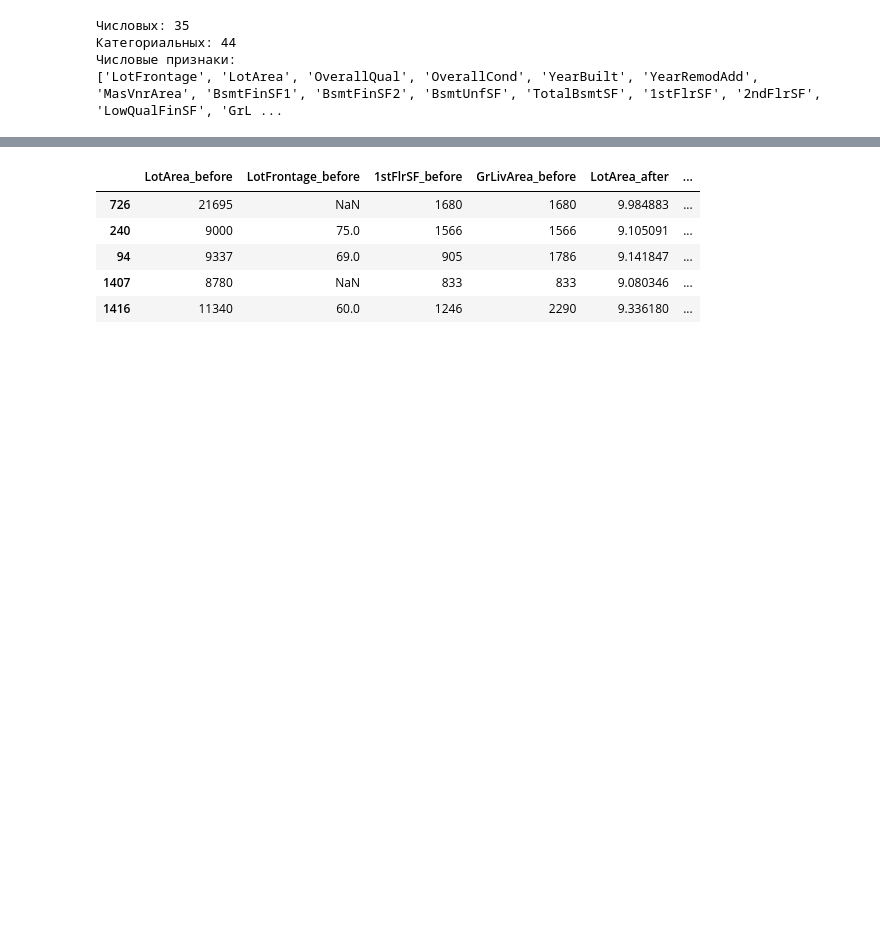
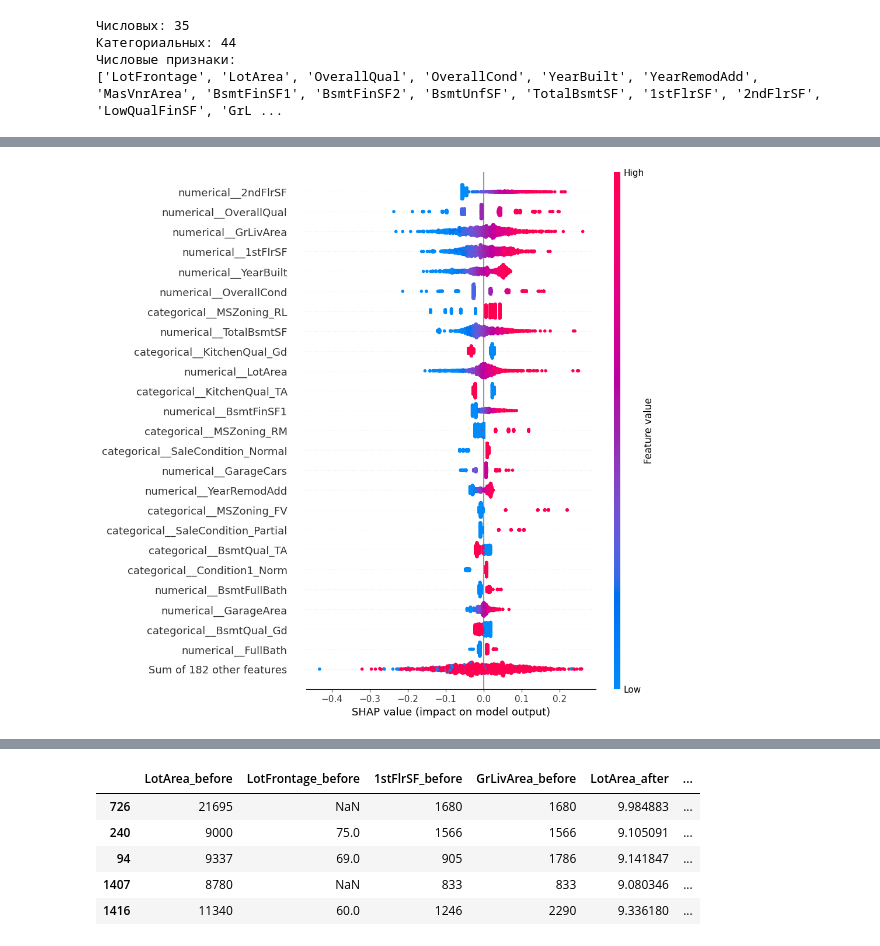
Before and after one commit to AntonUkhabin/House_Prices_Kaggle, a Jupyter notebook: draft.ipynb, the cells around one changed output, grey strips where cells are left out. Cells and saved outputs as stored; diff of their text form; code cells hidden in the pictures; blank space fills up the shorter version.

```diff
--- a/draft.ipynb
+++ b/draft.ipynb
@@ -126,0 +170,78 @@ print(numerical_cols)
+# %%
+import warnings
+from contextlib import redirect_stdout
+from io import StringIO
+
+import numpy as np
+import pandas as pd
+import shap
+
+from src.train_functions import build_pipeline, cross_validate_standard
+
+features = train_cv_df.drop(columns=['SalePrice'])
+
+# assert config.general.experiment_name == '11_elastic_net_selected_log1p'
+assert list(build_pipeline(config).named_steps) == ['selected_log1p', 'preprocessor', 'model']
+
+oof_shap_parts = []
+oof_transformed_parts = []
+
+with warnings.catch_warnings():
+    warnings.filterwarnings('ignore', message='Found unknown categories')
+
+    # Повторяем CV, чтобы получить модели, обученные без соответствующих validation folds.
+    with redirect_stdout(StringIO()):
+        scores, fold_models, oof_predictions, fold_ids = cross_validate_standard(train_cv_df, 'SalePrice', config)
+
+    for fold_index, pipe in enumerate(fold_models):
+        train_mask = fold_ids != fold_index
+        validation_mask = fold_ids == fold_index
+
+        train_features = features.loc[train_mask]
+        validation_features = features.loc[validation_mask]
+
+        feature_pipeline = pipe[:-1]
+        model = pipe.named_steps['model']
+
+        train_transformed = feature_pipeline.transform(train_features)
+        validation_transformed = feature_pipeline.transform(validation_features)
+        feature_names = pipe.named_steps['preprocessor'].get_feature_names_out()
+
+        # Каждый validation fold объясняется моделью, которая не обучалась на этих домах.
+        masker = shap.maskers.Independent(train_transformed, max_samples=len(train_transformed))
+        explainer = shap.LinearExplainer(model, masker)
+        fold_explanation = explainer(validation_transformed)
+
+        oof_shap_parts.append(
+            pd.DataFrame(fold_explanation.values, index=validation_features.index, columns=feature_names)
+        )
+        oof_transformed_parts.append(
+            pd.DataFrame(validation_transformed, index=validation_features.index, columns=feature_names)
+        )
+
+oof_shap_df = pd.concat(oof_shap_parts).reindex(features.index).fillna(0)
+oof_transformed_df = pd.concat(oof_transformed_parts).reindex(features.index).fillna(0)
+
+assert oof_shap_df.shape == oof_transformed_df.shape
+assert len(oof_shap_df) == len(train_cv_df)
+assert np.isfinite(oof_shap_df.to_numpy()).all()
+
+shap_encoded_importance_df = (
+    oof_shap_df.abs()
+    .mean()
+    .sort_values(ascending=False)
+    .rename('mean_abs_shap')
+    .rename_axis('feature')
+    .reset_index()
+)
+
+display(shap_encoded_importance_df.head(20))
+
+oof_explanation = shap.Explanation(
+    values=oof_shap_df.to_numpy(),
+    data=oof_transformed_df.to_numpy(),
+    feature_names=oof_shap_df.columns.tolist(),
+)
+
+shap.plots.beeswarm(oof_explanation, max_display=25)
+# %% [output]
@@ -126,0 +265 @@ print(numerical_cols)
+[figure, added]
```
Also changed, not shown: parts of 14 cells of this notebook, 3 other files.
